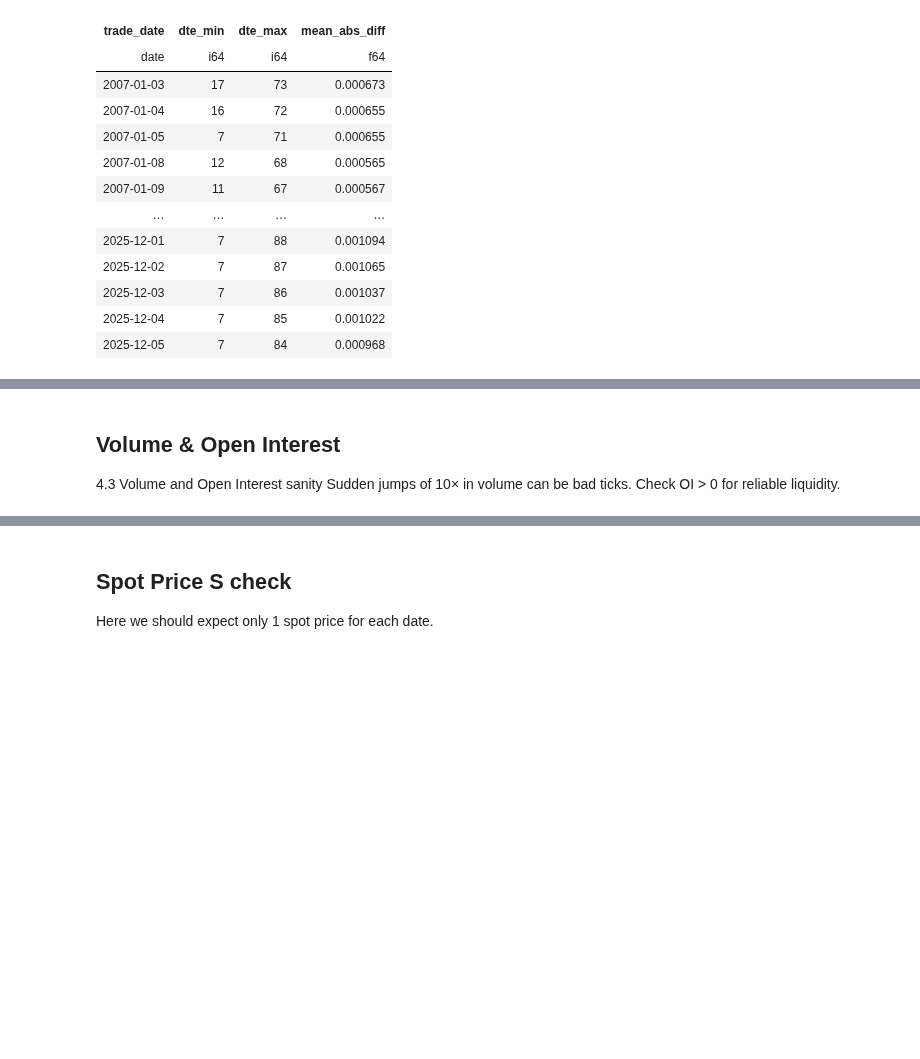
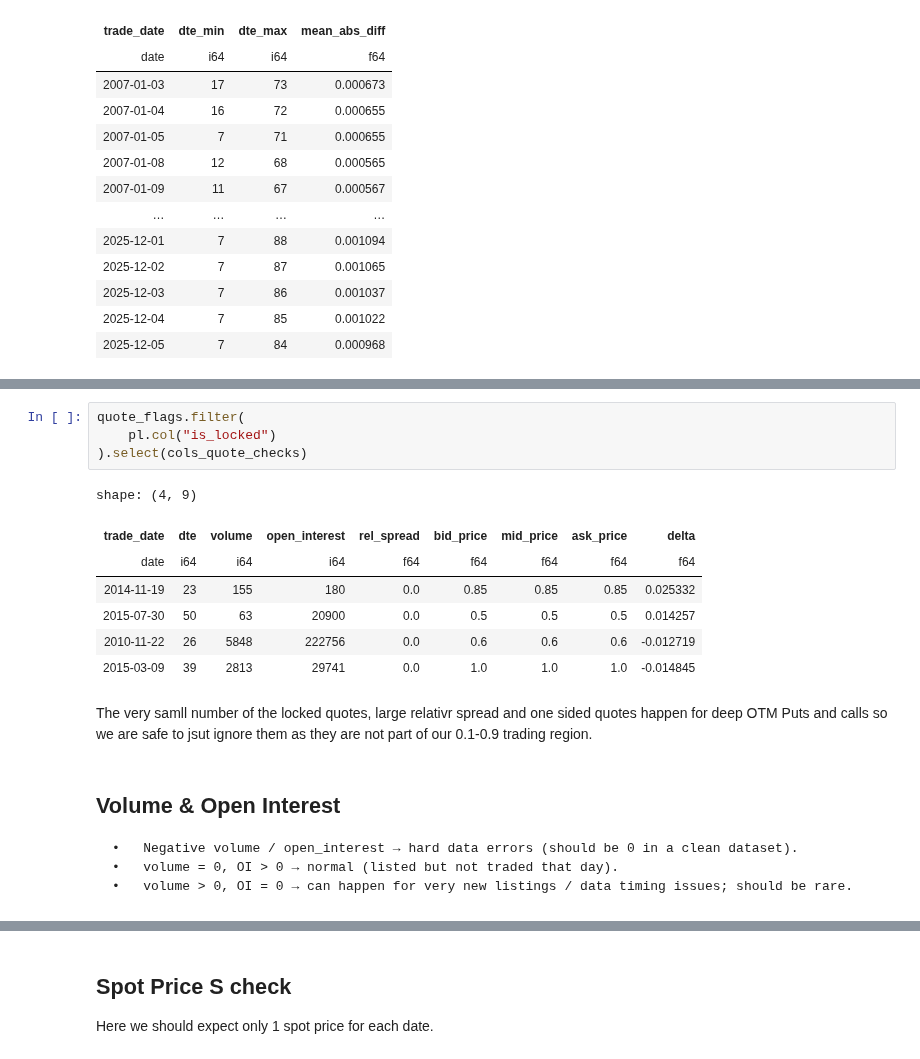
Before and after one commit to anthonymakarewicz/volatility-trading, a Jupyter notebook: notebooks/orats_spx_panel_eda_validation.ipynb, the cells around one changed output, grey strips where cells are left out. Saved outputs shown, nothing was run; the diff lists cells and outputs as text; blank space fills up the shorter version.

```diff
--- a/notebooks/orats_spx_panel_eda_validation.ipynb
+++ b/notebooks/orats_spx_panel_eda_validation.ipynb
@@ -158,6 +274,20 @@ Zero spread → crossed markets or erroneous input.
+# %%
+quote_flags.filter(
+    pl.col("is_locked")
+).select(cols_quote_checks)
+# %% [output]
+shape: (4, 9)
+| trade_date | dte | volume | open_interest | rel_spread | bid_price | mid_price | ask_price | delta |
+| date | i64 | i64 | i64 | f64 | f64 | f64 | f64 | f64 |
+| 2014-11-19 | 23 | 155 | 180 | 0.0 | 0.85 | 0.85 | 0.85 | 0.025332 |
+| 2015-07-30 | 50 | 63 | 20900 | 0.0 | 0.5 | 0.5 | 0.5 | 0.014257 |
+| 2010-11-22 | 26 | 5848 | 222756 | 0.0 | 0.6 | 0.6 | 0.6 | -0.012719 |
+| 2015-03-09 | 39 | 2813 | 29741 | 0.0 | 1.0 | 1.0 | 1.0 | -0.014845 |
+# %% [markdown]
+The very samll number of the locked quotes, large relativr spread and one sided quotes happen for deep OTM Puts and calls so we are safe to jsut ignore them as they are not part of our 0.1-0.9 trading region.
 # %% [markdown]
 ## Volume & Open Interest
 
-4.3 Volume and Open Interest sanity
-Sudden jumps of 10× in volume can be bad ticks.
-Check OI > 0 for reliable liquidity.
+	•	Negative volume / open_interest → hard data errors (should be 0 in a clean dataset).
+	•	volume = 0, OI > 0 → normal (listed but not traded that day).
+	•	volume > 0, OI = 0 → can happen for very new listings / data timing issues; should be rare.
```
Also changed, not shown: parts of 12 cells of this notebook.
